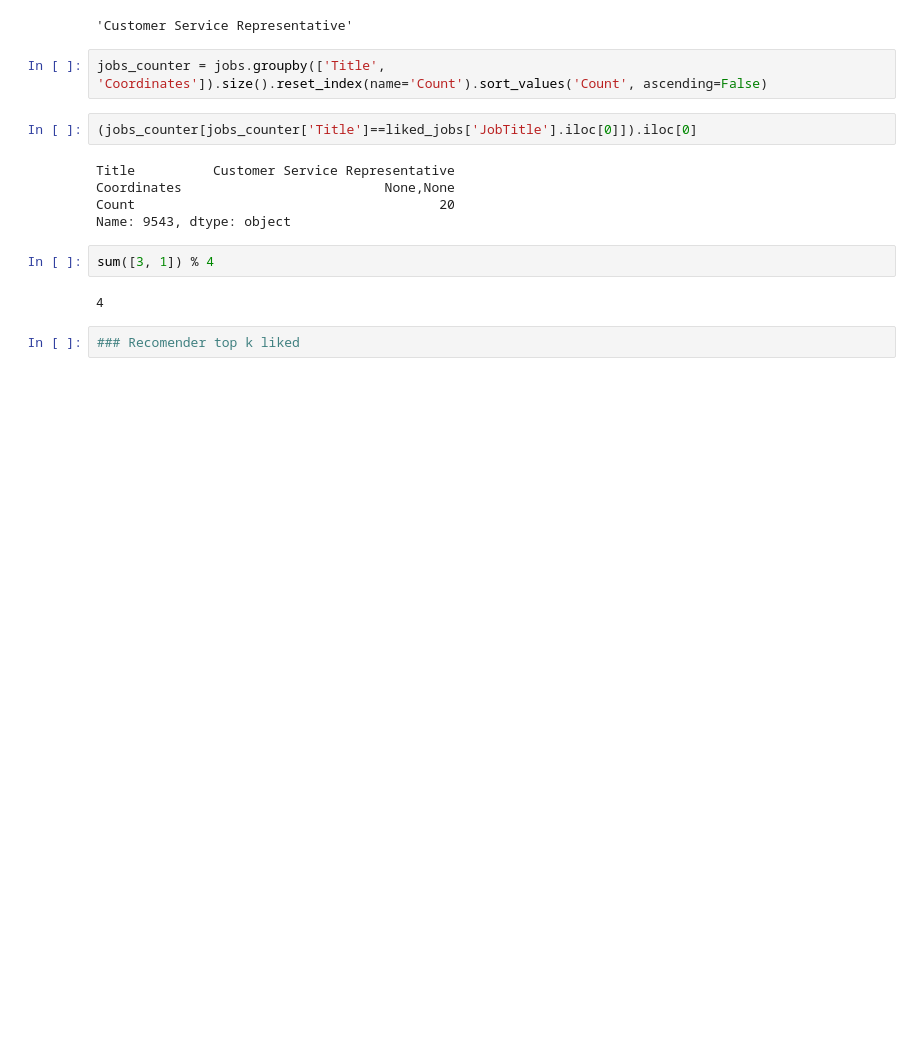
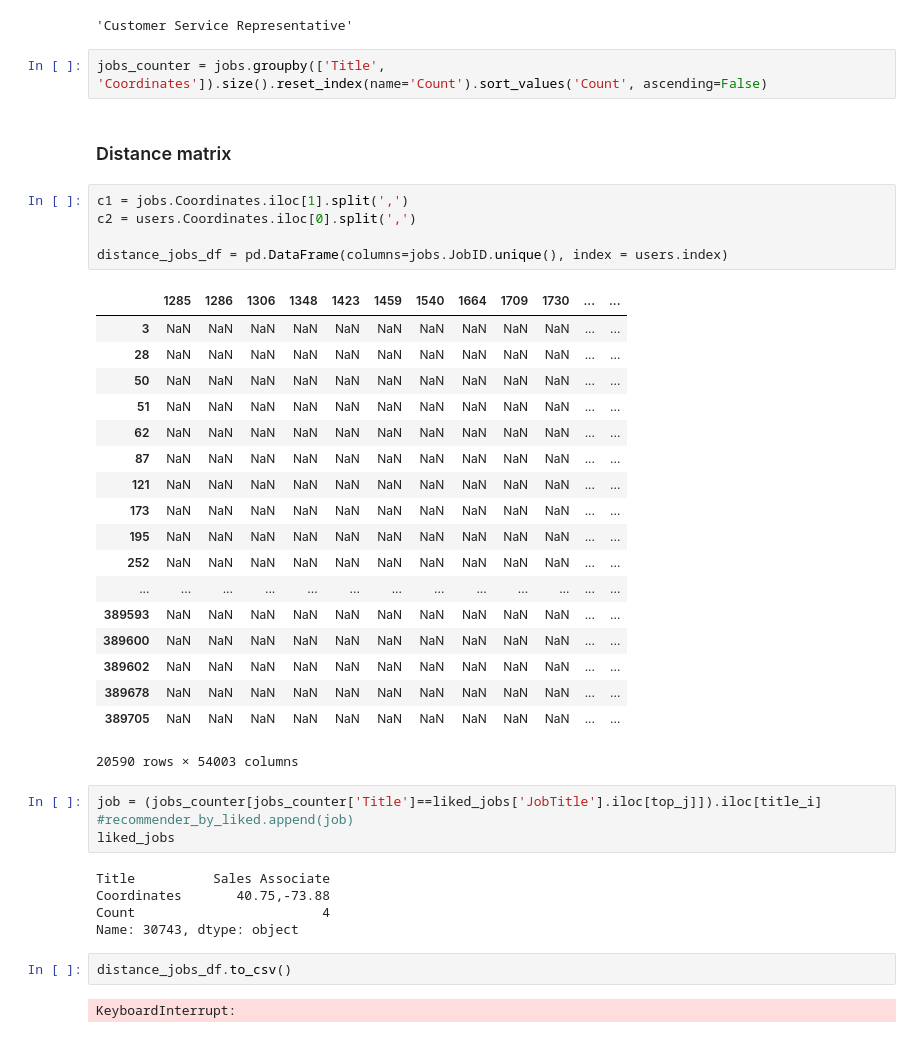
Before and after one commit to wiflore/Jobs_Recommender, a Jupyter notebook: Jobs Recommender.ipynb, the cells around one changed output. Saved outputs shown, nothing was run; the diff lists cells and outputs as text; blank space fills up the shorter version.

```diff
--- a/Jobs Recommender.ipynb
+++ b/Jobs Recommender.ipynb
@@ -293,16 +344,42 @@ liked_jobs['JobTitle'].iloc[0]
 'Customer Service Representative'
 # %%
 jobs_counter = jobs.groupby(['Title', 'Coordinates']).size().reset_index(name='Count').sort_values('Count', ascending=False)
+# %% [markdown]
+### Distance matrix
+# %%
+c1 = jobs.Coordinates.iloc[1].split(',')
+c2 = users.Coordinates.iloc[0].split(',')
+
+distance_jobs_df = pd.DataFrame(columns=jobs.JobID.unique(), index = users.index)
+# %% [output]
+|  | 1285 | 1286 | 1306 | 1348 | 1423 | 1459 | 1540 | 1664 | 1709 | 1730 | ... | ... |
+| 3 | NaN | NaN | NaN | NaN | NaN | NaN | NaN | NaN | NaN | NaN | ... | ... |
+| 28 | NaN | NaN | NaN | NaN | NaN | NaN | NaN | NaN | NaN | NaN | ... | ... |
+| 50 | NaN | NaN | NaN | NaN | NaN | NaN | NaN | NaN | NaN | NaN | ... | ... |
+| 51 | NaN | NaN | NaN | NaN | NaN | NaN | NaN | NaN | NaN | NaN | ... | ... |
+| 62 | NaN | NaN | NaN | NaN | NaN | NaN | NaN | NaN | NaN | NaN | ... | ... |
+| 87 | NaN | NaN | NaN | NaN | NaN | NaN | NaN | NaN | NaN | NaN | ... | ... |
+| 121 | NaN | NaN | NaN | NaN | NaN | NaN | NaN | NaN | NaN | NaN | ... | ... |
+| 173 | NaN | NaN | NaN | NaN | NaN | NaN | NaN | NaN | NaN | NaN | ... | ... |
+| 195 | NaN | NaN | NaN | NaN | NaN | NaN | NaN | NaN | NaN | NaN | ... | ... |
+| 252 | NaN | NaN | NaN | NaN | NaN | NaN | NaN | NaN | NaN | NaN | ... | ... |
+| ... | ... | ... | ... | ... | ... | ... | ... | ... | ... | ... | ... | ... |
+| 389593 | NaN | NaN | NaN | NaN | NaN | NaN | NaN | NaN | NaN | NaN | ... | ... |
+| 389600 | NaN | NaN | NaN | NaN | NaN | NaN | NaN | NaN | NaN | NaN | ... | ... |
+| 389602 | NaN | NaN | NaN | NaN | NaN | NaN | NaN | NaN | NaN | NaN | ... | ... |
+| 389678 | NaN | NaN | NaN | NaN | NaN | NaN | NaN | NaN | NaN | NaN | ... | ... |
+| 389705 | NaN | NaN | NaN | NaN | NaN | NaN | NaN | NaN | NaN | NaN | ... | ... |
+20590 rows × 54003 columns
 # %%
-(jobs_counter[jobs_counter['Title']==liked_jobs['JobTitle'].iloc[0]]).iloc[0]
+job = (jobs_counter[jobs_counter['Title']==liked_jobs['JobTitle'].iloc[top_j]]).iloc[title_i]
+#recommender_by_liked.append(job)
+liked_jobs
 # %% [output]
-Title          Customer Service Representative
-Coordinates                          None,None
-Count                                       20
-Name: 9543, dtype: object
+Title          Sales Associate
+Coordinates       40.75,-73.88
+Count                        4
+Name: 30743, dtype: object
-# %%
-sum([3, 1]) % 4
-# %% [output]
-4
-# %%
-### Recomender top k liked
+# %%
+distance_jobs_df.to_csv()
+# %% [output]
+KeyboardInterrupt:
```
Also changed, not shown: parts of 19 cells of this notebook.
